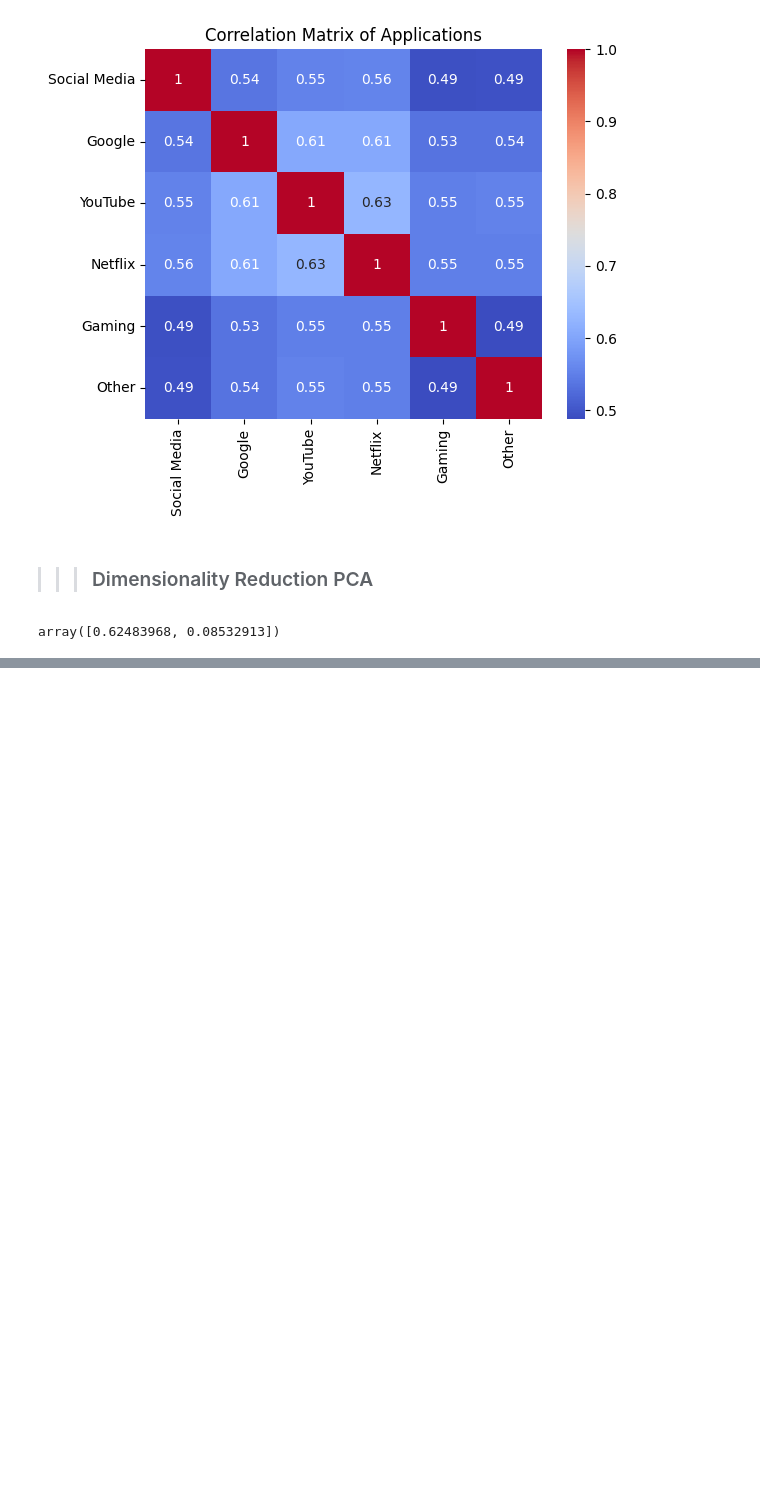
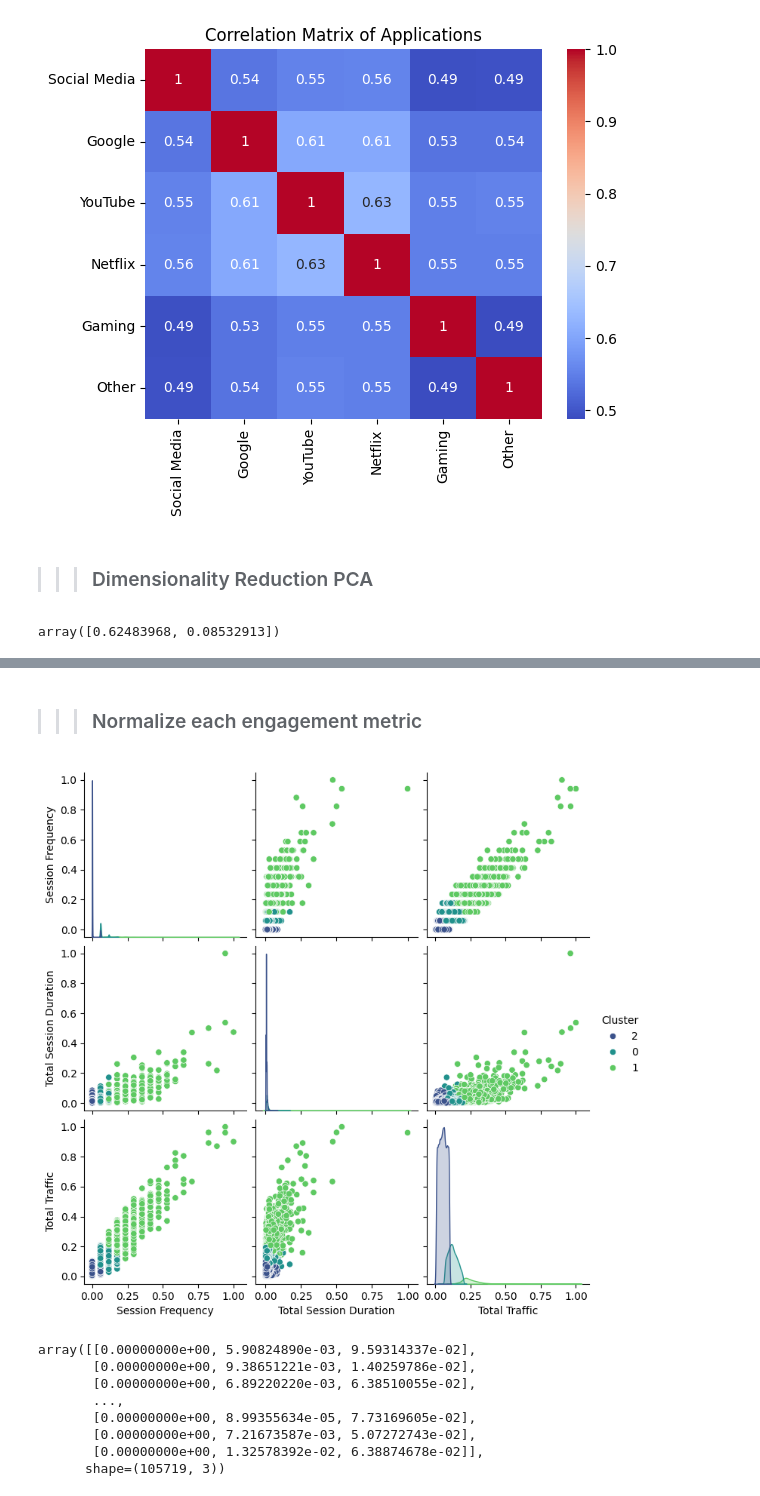
Before and after one commit to naolatomsa/TellCo, a Jupyter notebook: notebooks/userBehaviourAggregation.ipynb, the cells around one changed output, grey strips where cells are left out. Cells and saved outputs as stored; diff of their text form; code cells hidden in the pictures; blank space fills up the shorter version.

Commit message:
Aggregate metrics

```diff
--- a/notebooks/userBehaviourAggregation.ipynb
+++ b/notebooks/userBehaviourAggregation.ipynb
@@ -580,0 +583,3 @@ array([0.62483968, 0.08532913])
+# %%
+from scripts.userAggregate import engagement_metricss
+engagement_metrics = engagement_metricss(data)
@@ -580,0 +623,15 @@ array([0.62483968, 0.08532913])
+# %% [markdown]
+>>> ### Normalize each engagement metric
+# %%
+from scripts.normalizeMetrics import normalize_metrics
+normalize_metrics(engagement_metrics)
+# %% [output]
+[figure, added]
+array([[0.00000000e+00, 5.90824890e-03, 9.59314337e-02],
+       [0.00000000e+00, 9.38651221e-03, 1.40259786e-02],
+       [0.00000000e+00, 6.89220220e-03, 6.38510055e-02],
+       ...,
+       [0.00000000e+00, 8.99355634e-05, 7.73169605e-02],
+       [0.00000000e+00, 7.21673587e-03, 5.07272743e-02],
+       [0.00000000e+00, 1.32578392e-02, 6.38874678e-02]],
+      shape=(105719, 3))
```
Also changed, not shown: parts of 3 cells of this notebook, 2 other files.
